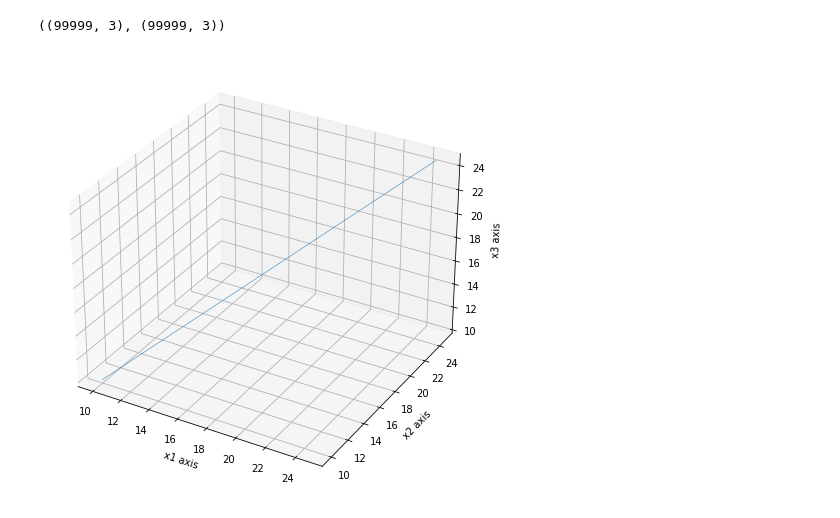
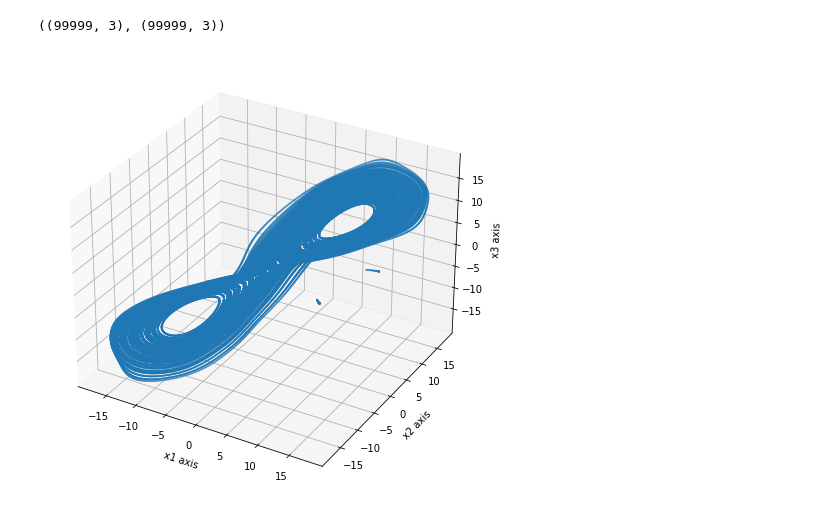
Before and after one commit to AlexPasqua/MLCMS-exercises, a Jupyter notebook: EX5/src/task4.ipynb, the cells around one changed output. Drawn from its saved outputs; the diff is of its cells as text; code cells hidden in the pictures.

```diff
--- a/EX5/src/task4.ipynb
+++ b/EX5/src/task4.ipynb
@@ -95,5 +95,5 @@ points.shape, targets.shape
 ((99999, 3), (99999, 3))
 # %%
 # approximate the vector field using the radial basis functions
-res = approx_nonlin_func(data=(points, targets), n_bases=100, eps=5.)
+res = approx_nonlin_func(data=(points, targets), n_bases=100, eps=10)
 C, centers, eps, bases = res[0], res[4], res[5], res[-1]
@@ -108,10 +100,11 @@ sol = solve_ivp(fun=rbf_approx,
 # %%
-# plot the trajectory just computed
+# compute the trajectory solving the ODE
 ax = plt.figure(figsize=(8, 8)).add_subplot(projection='3d')
-ax.plot(sol.y[0, :], sol.y[1, :], sol.y[2, :], lw=0.5)
+bases_C = bases @ C
+ax.scatter(bases_C[:, 0], bases_C[:, 1], bases_C[:, 2], s=1)
 ax.set_xlabel("x1 axis")
 ax.set_ylabel("x2 axis")
 ax.set_zlabel("x3 axis")
 plt.show()
 # %% [output]
-[figure, old version]
+[figure, new version]
```
Also changed, not shown: parts of 1 cell of this notebook.
